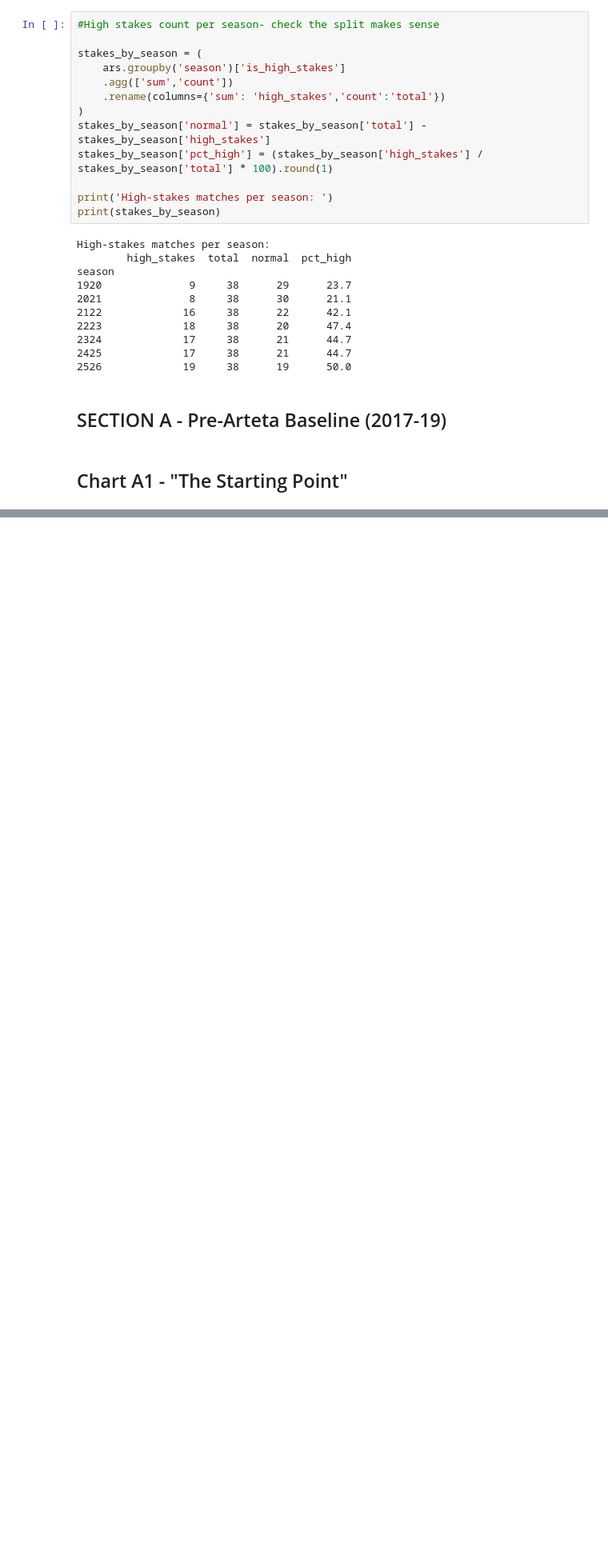
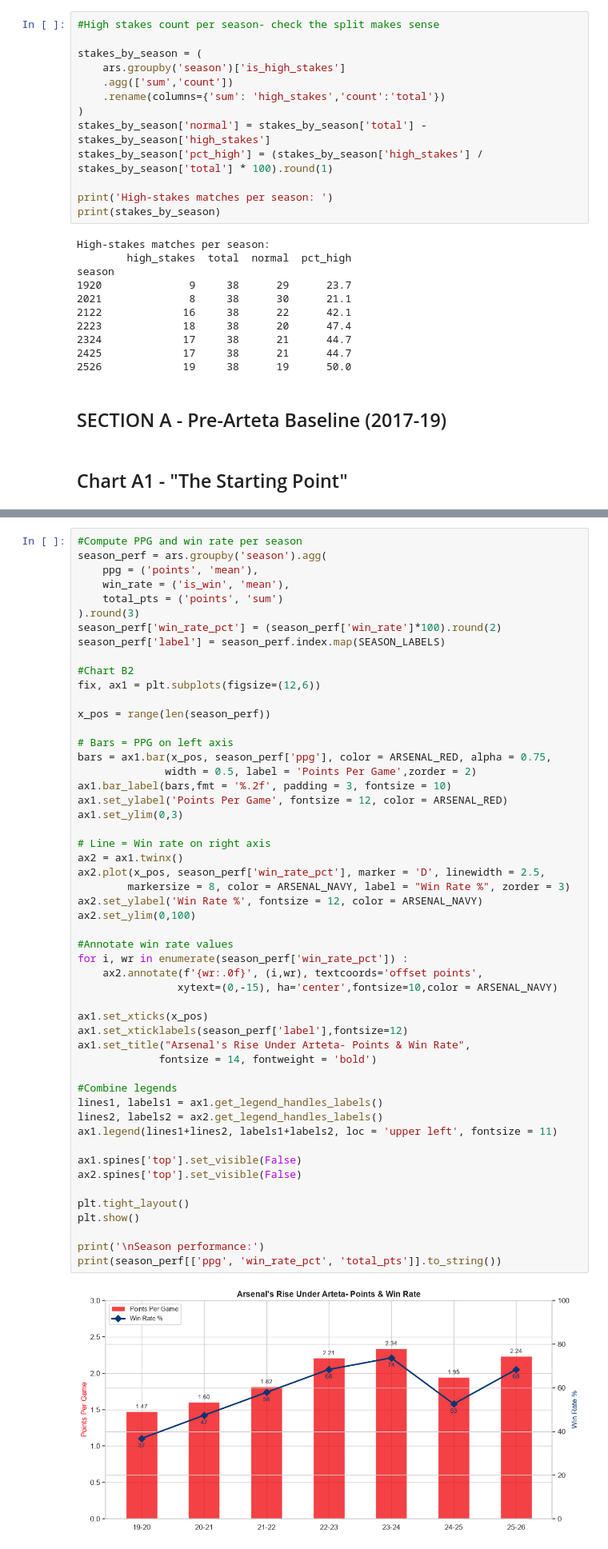
Before and after one commit to ChTej00/Arsenal-Bottle, a Jupyter notebook: notebooks/03_eda.ipynb, the cells around one changed output, grey strips where cells are left out. Shown at 80% size. Drawn from its saved outputs; the diff is of its cells as text; blank space fills up the shorter version.

```diff
--- a/notebooks/03_eda.ipynb
+++ b/notebooks/03_eda.ipynb
@@ -136,0 +255,54 @@ season
+# %%
+#Compute PPG and win rate per season
+season_perf = ars.groupby('season').agg(
+    ppg = ('points', 'mean'),
+    win_rate = ('is_win', 'mean'),
+    total_pts = ('points', 'sum')
+).round(3)
+season_perf['win_rate_pct'] = (season_perf['win_rate']*100).round(2)
+season_perf['label'] = season_perf.index.map(SEASON_LABELS)
+
+#Chart B2
+fix, ax1 = plt.subplots(figsize=(12,6))
+
+x_pos = range(len(season_perf))
+
+# Bars = PPG on left axis
+bars = ax1.bar(x_pos, season_perf['ppg'], color = ARSENAL_RED, alpha = 0.75,
+              width = 0.5, label = 'Points Per Game',zorder = 2)
+ax1.bar_label(bars,fmt = '%.2f', padding = 3, fontsize = 10)
+ax1.set_ylabel('Points Per Game', fontsize = 12, color = ARSENAL_RED)
+ax1.set_ylim(0,3)
+
+# Line = Win rate on right axis
+ax2 = ax1.twinx()
+ax2.plot(x_pos, season_perf['win_rate_pct'], marker = 'D', linewidth = 2.5,
+        markersize = 8, color = ARSENAL_NAVY, label = "Win Rate %", zorder = 3)
+ax2.set_ylabel('Win Rate %', fontsize = 12, color = ARSENAL_NAVY)
+ax2.set_ylim(0,100)
+
+#Annotate win rate values
+for i, wr in enumerate(season_perf['win_rate_pct']) :
+    ax2.annotate(f'{wr:.0f}', (i,wr), textcoords='offset points',
+                xytext=(0,-15), ha='center',fontsize=10,color = ARSENAL_NAVY)
+
+ax1.set_xticks(x_pos)
+ax1.set_xticklabels(season_perf['label'],fontsize=12)
+ax1.set_title("Arsenal's Rise Under Arteta- Points & Win Rate",
+             fontsize = 14, fontweight = 'bold')
+
+#Combine legends
+lines1, labels1 = ax1.get_legend_handles_labels()
+lines2, labels2 = ax2.get_legend_handles_labels()
+ax1.legend(lines1+lines2, labels1+labels2, loc = 'upper left', fontsize = 11)
+
+ax1.spines['top'].set_visible(False)
+ax2.spines['top'].set_visible(False)
+
+plt.tight_layout()
+plt.show()
+
+print('\nSeason performance:')
+print(season_perf[['ppg', 'win_rate_pct', 'total_pts']].to_string())
+# %% [output]
+[figure, added]
```
Also changed, not shown: parts of 11 cells of this notebook.
